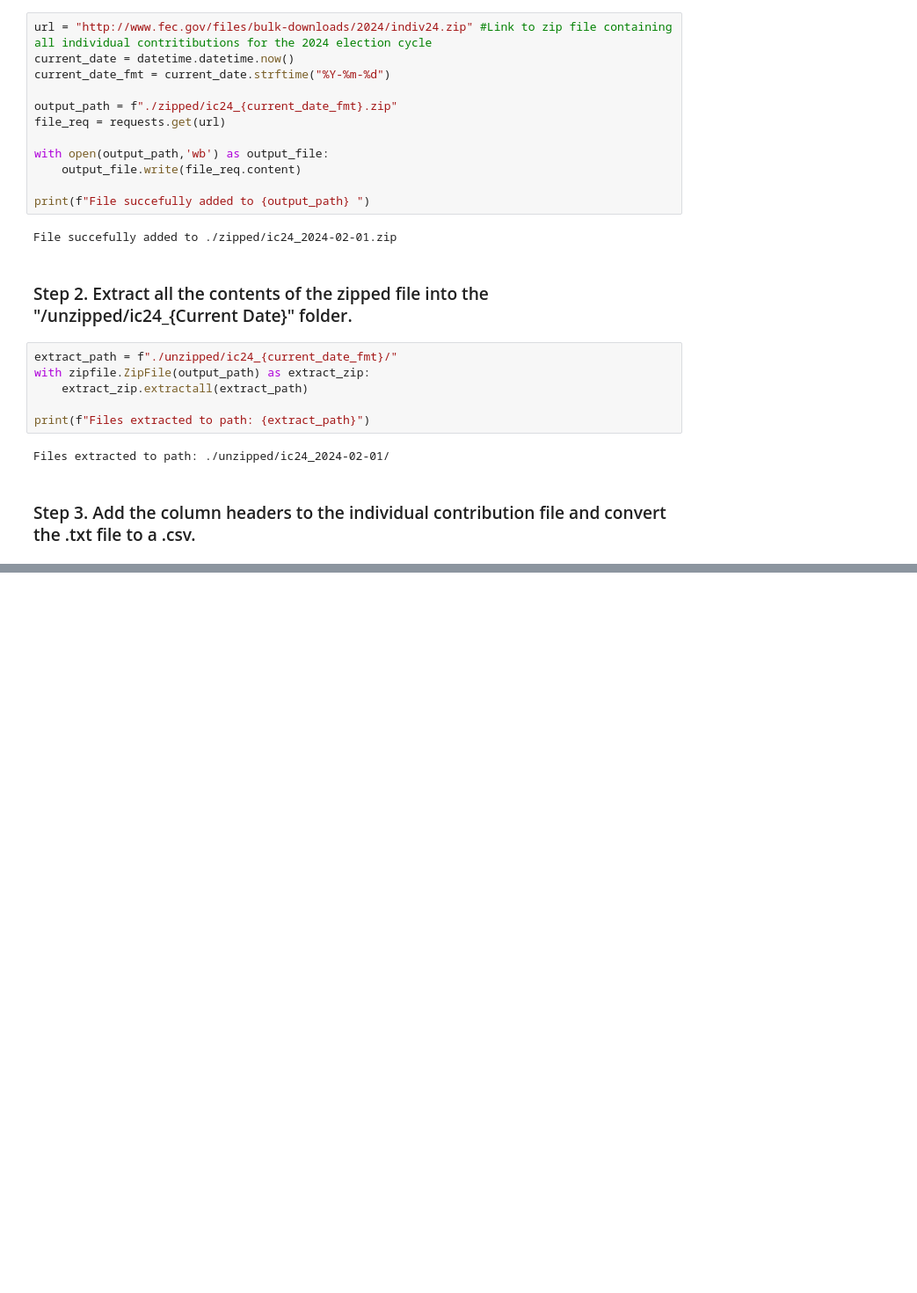
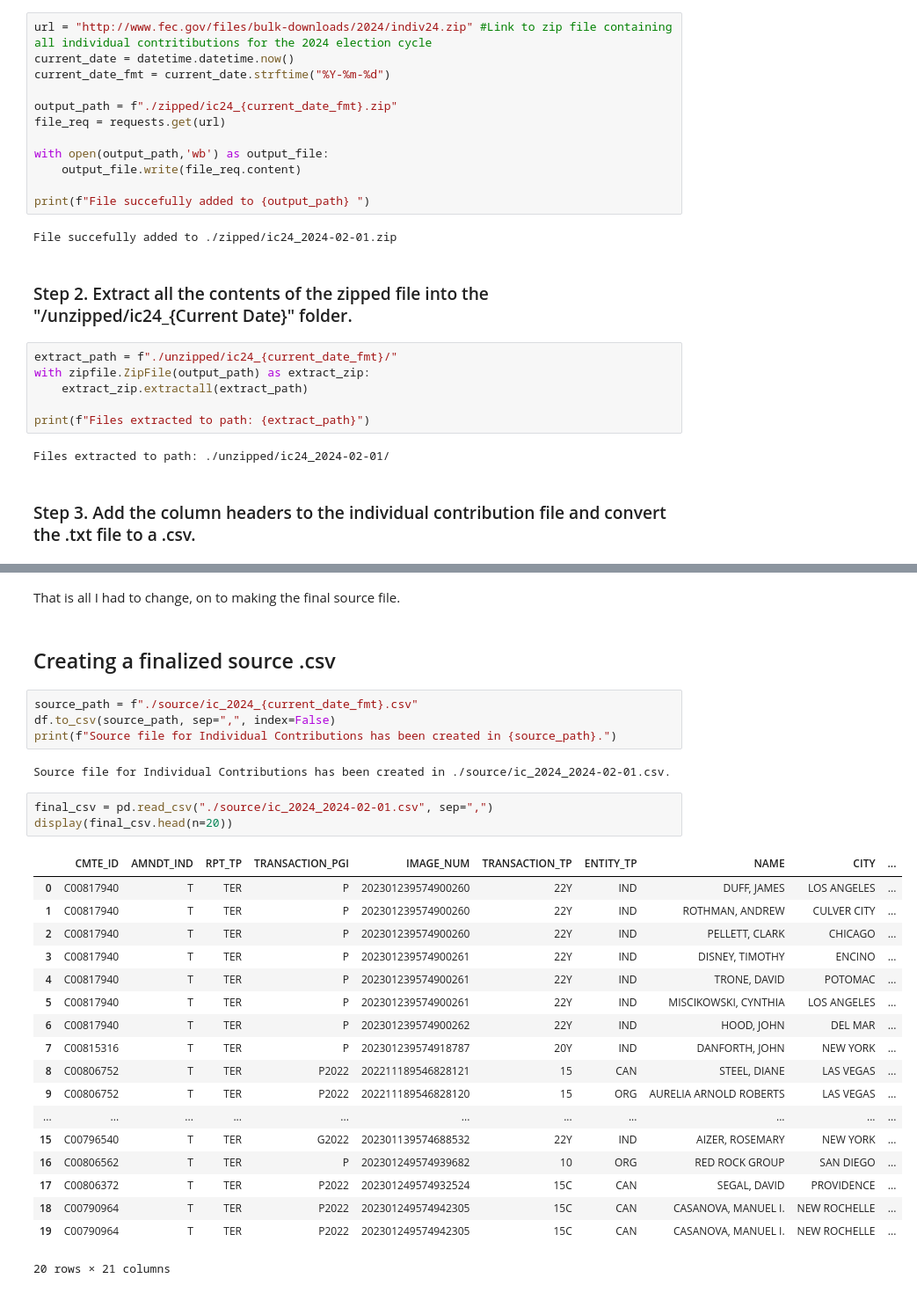
Before and after one commit to afoshiok/Money-and-Elections, a Jupyter notebook: sandbox/fec_bulk_data/Individual_Contributions/ic_2024.ipynb, the cells around one changed output, grey strips where cells are left out. Shown at 88% size. Cells and saved outputs as stored; diff of their text form; blank space fills up the shorter version.

```diff
--- a/sandbox/fec_bulk_data/Individual_Contributions/ic_2024.ipynb
+++ b/sandbox/fec_bulk_data/Individual_Contributions/ic_2024.ipynb
@@ -57,0 +119,32 @@ display(df.head(n=10))
+# %% [markdown]
+That is all I had to change, on to making the final source file.
+# %% [markdown]
+## Creating a finalized source .csv
+# %%
+source_path = f"./source/ic_2024_{current_date_fmt}.csv"
+df.to_csv(source_path, sep=",", index=False)
+print(f"Source file for Individual Contributions has been created in {source_path}.")
+# %% [output]
+Source file for Individual Contributions has been created in ./source/ic_2024_2024-02-01.csv.
+# %%
+final_csv = pd.read_csv("./source/ic_2024_2024-02-01.csv", sep=",")
+display(final_csv.head(n=20))
+# %% [output]
+|  | CMTE_ID | AMNDT_IND | RPT_TP | TRANSACTION_PGI | IMAGE_NUM | TRANSACTION_TP | ENTITY_TP | NAME | CITY | ... |
+| 0 | C00817940 | T | TER | P | 202301239574900260 | 22Y | IND | DUFF, JAMES | LOS ANGELES | ... |
+| 1 | C00817940 | T | TER | P | 202301239574900260 | 22Y | IND | ROTHMAN, ANDREW | CULVER CITY | ... |
+| 2 | C00817940 | T | TER | P | 202301239574900260 | 22Y | IND | PELLETT, CLARK | CHICAGO | ... |
+| 3 | C00817940 | T | TER | P | 202301239574900261 | 22Y | IND | DISNEY, TIMOTHY | ENCINO | ... |
+| 4 | C00817940 | T | TER | P | 202301239574900261 | 22Y | IND | TRONE, DAVID | POTOMAC | ... |
+| 5 | C00817940 | T | TER | P | 202301239574900261 | 22Y | IND | MISCIKOWSKI, CYNTHIA | LOS ANGELES | ... |
+| 6 | C00817940 | T | TER | P | 202301239574900262 | 22Y | IND | HOOD, JOHN | DEL MAR | ... |
+| 7 | C00815316 | T | TER | P | 202301239574918787 | 20Y | IND | DANFORTH, JOHN | NEW YORK | ... |
+| 8 | C00806752 | T | TER | P2022 | 202211189546828121 | 15 | CAN | STEEL, DIANE | LAS VEGAS | ... |
+| 9 | C00806752 | T | TER | P2022 | 202211189546828120 | 15 | ORG | AURELIA ARNOLD ROBERTS | LAS VEGAS | ... |
+| ... | ... | ... | ... | ... | ... | ... | ... | ... | ... | ... |
+| 15 | C00796540 | T | TER | G2022 | 202301139574688532 | 22Y | IND | AIZER, ROSEMARY | NEW YORK | ... |
+| 16 | C00806562 | T | TER | P | 202301249574939682 | 10 | ORG | RED ROCK GROUP | SAN DIEGO | ... |
+| 17 | C00806372 | T | TER | P2022 | 202301249574932524 | 15C | CAN | SEGAL, DAVID | PROVIDENCE | ... |
+| 18 | C00790964 | T | TER | P2022 | 202301249574942305 | 15C | CAN | CASANOVA, MANUEL I. | NEW ROCHELLE | ... |
+| 19 | C00790964 | T | TER | P2022 | 202301249574942305 | 15C | CAN | CASANOVA, MANUEL I. | NEW ROCHELLE | ... |
+20 rows × 21 columns
```
Also changed, not shown: parts of 8 cells of this notebook, 1 other file.
